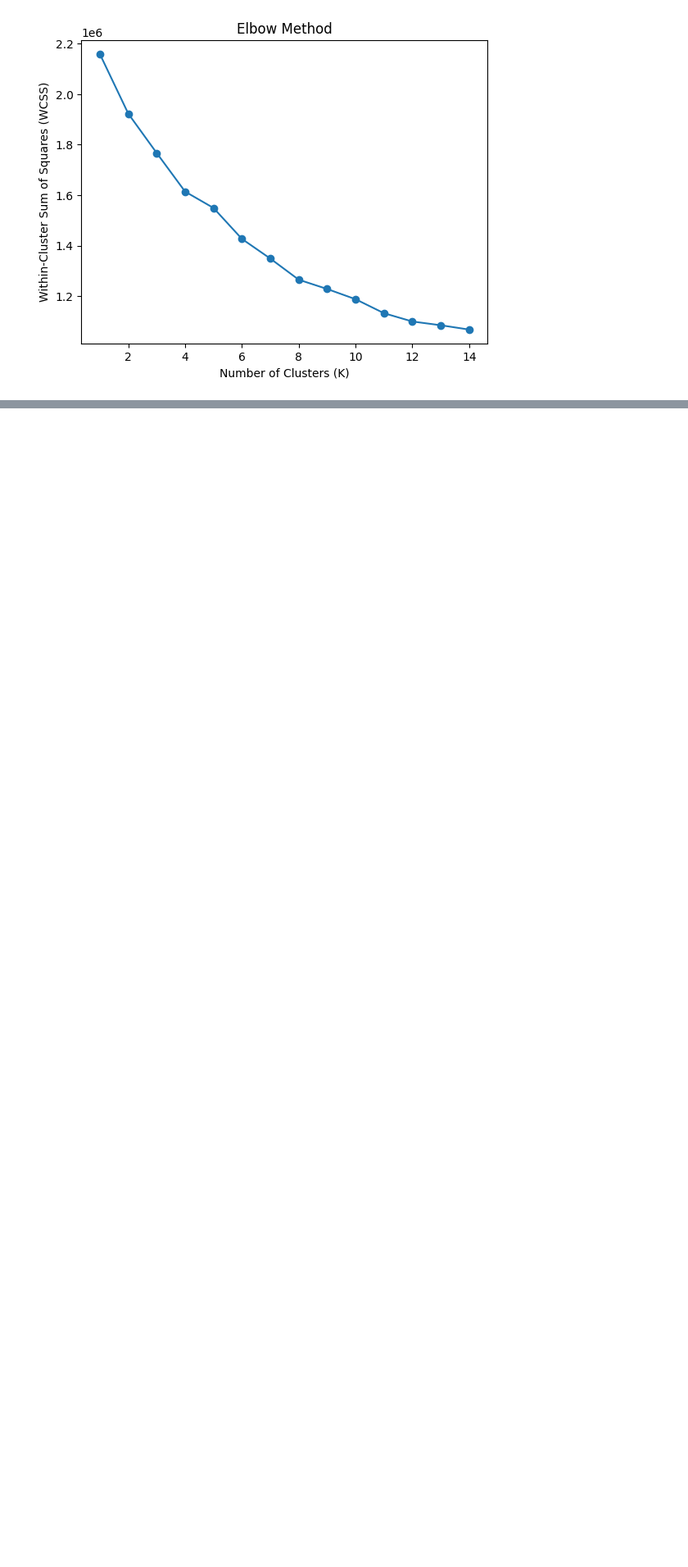
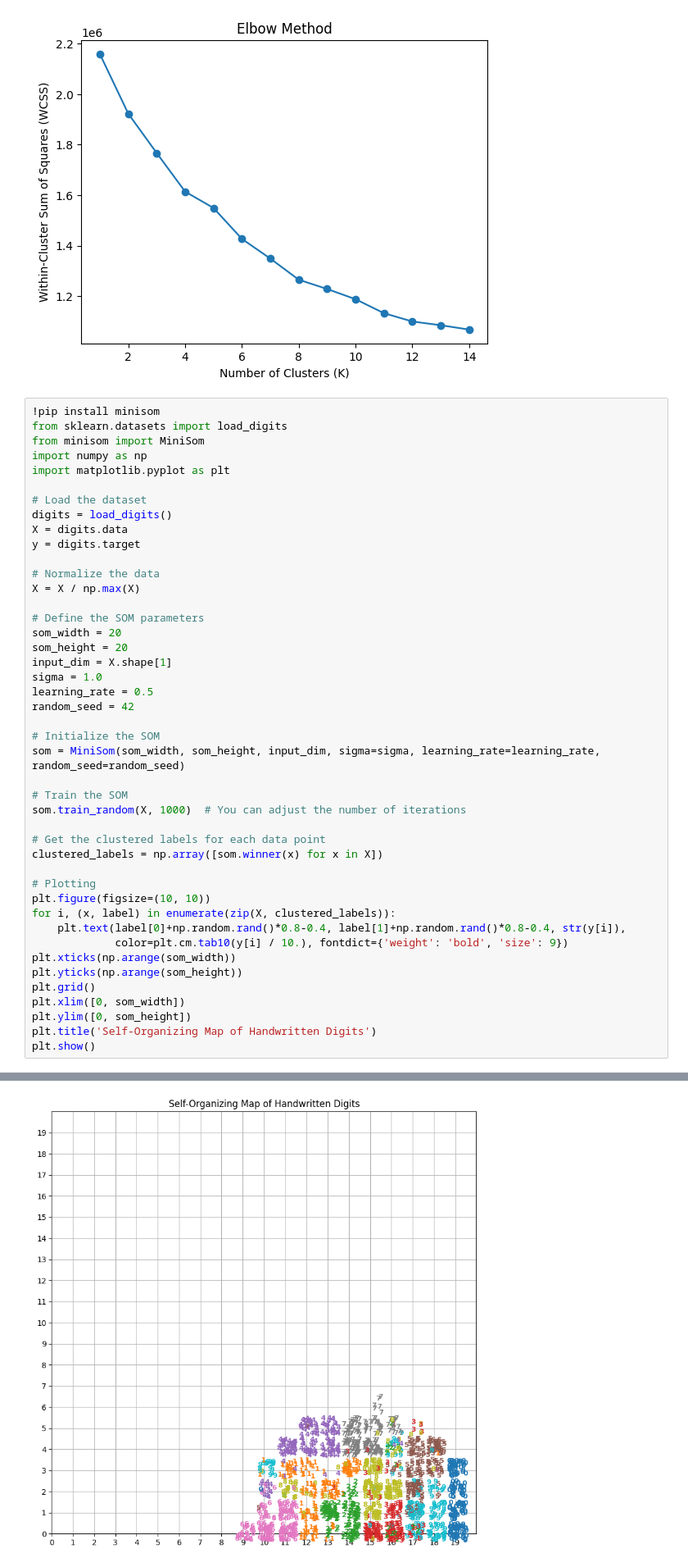
Before and after one commit to Ro-han12/deep_learning, a Jupyter notebook: ml_codes.ipynb, the cells around one changed output, grey strips where cells are left out. Shown: that part at 82% size. Cells and saved outputs as stored; diff of their text form; blank space fills up the shorter version.

```diff
--- a/ml_codes.ipynb
+++ b/ml_codes.ipynb
@@ -101,3 +101,48 @@ plt.ylabel('Within-Cluster Sum of Squares (WCSS)')
 plt.show()
 # %% [output]
 [figure]
+# %%
+!pip install minisom
+from sklearn.datasets import load_digits
+from minisom import MiniSom
+import numpy as np
+import matplotlib.pyplot as plt
+
+# Load the dataset
+digits = load_digits()
+X = digits.data
+y = digits.target
+
+# Normalize the data
+X = X / np.max(X)
+
+# Define the SOM parameters
+som_width = 20
+som_height = 20
+input_dim = X.shape[1]
+sigma = 1.0
+learning_rate = 0.5
+random_seed = 42
+
+# Initialize the SOM
+som = MiniSom(som_width, som_height, input_dim, sigma=sigma, learning_rate=learning_rate, random_seed=random_seed)
+
+# Train the SOM
+som.train_random(X, 1000)  # You can adjust the number of iterations
+
+# Get the clustered labels for each data point
+clustered_labels = np.array([som.winner(x) for x in X])
+
+# Plotting
+plt.figure(figsize=(10, 10))
+for i, (x, label) in enumerate(zip(X, clustered_labels)):
+    plt.text(label[0]+np.random.rand()*0.8-0.4, label[1]+np.random.rand()*0.8-0.4, str(y[i]),
+             color=plt.cm.tab10(y[i] / 10.), fontdict={'weight': 'bold', 'size': 9})
+plt.xticks(np.arange(som_width))
+plt.yticks(np.arange(som_height))
+plt.grid()
+plt.xlim([0, som_width])
+plt.ylim([0, som_height])
+plt.title('Self-Organizing Map of Handwritten Digits')
+plt.show()
+# %% [output]
@@ -103,0 +159 @@ plt.show()
+[figure, added]
```
Also changed, not shown: parts of 1 cell of this notebook.
